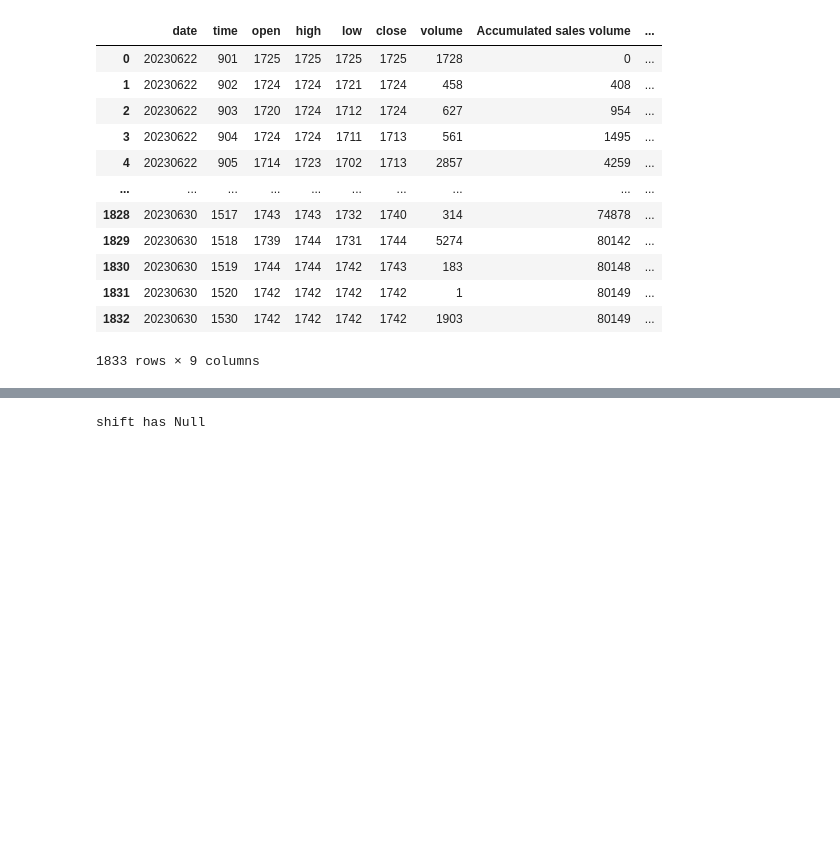
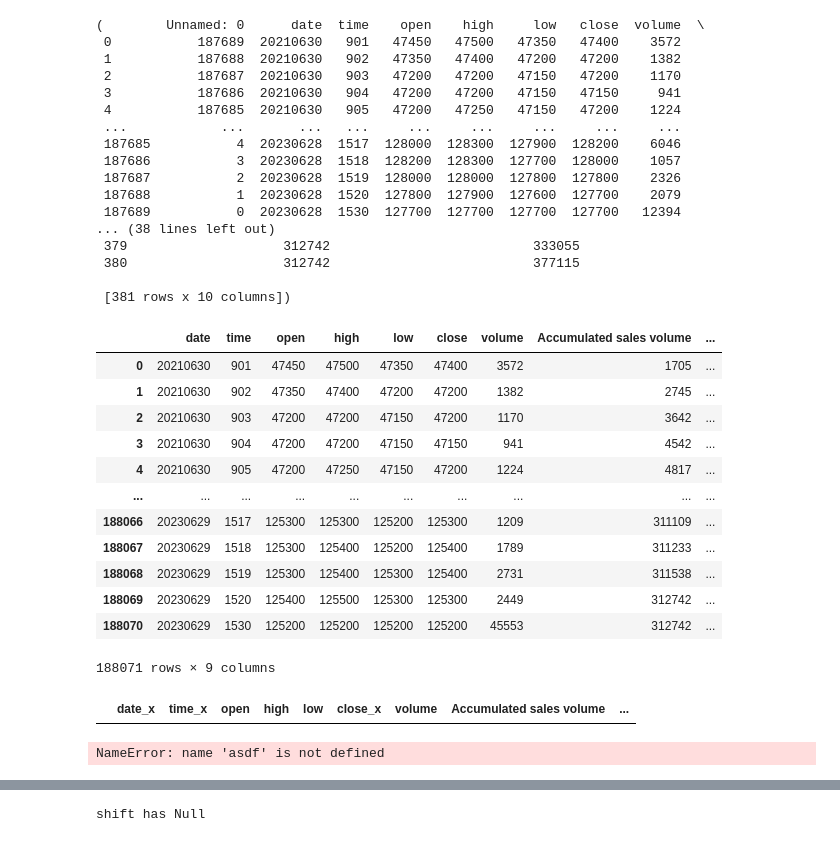
Before and after one commit to yeijeong/dl-dev, a Jupyter notebook: JYY/Creon-Datareader-master/data process.ipynb, the cells around one changed output, grey strips where cells are left out. Drawn from its saved outputs; the diff is of its cells as text; code cells hidden in the pictures; blank space fills up the shorter version.

```diff
--- a/JYY/Creon-Datareader-master/data process.ipynb
+++ b/JYY/Creon-Datareader-master/data process.ipynb
@@ -3,21 +7,48 @@ import pandas as pd
 # %%
-total = pd.read_csv('./A007120.csv')
-total.sort_values(['date','time'], inplace=True) # 내림차순 정렬
-total.rename(columns={'filename':'name'}, inplace=True)
-total.reset_index(inplace=True)
-total.drop('index', axis=1, inplace=True)
-total
+total = pd.read_csv('../../../data/A012450분봉데이터.csv')
+total1 = pd.read_csv('../../../data/A012450분봉데이터하루.csv')
+
+for index in [total, total1]:
+    index.sort_values(['date','time'], inplace=True) # 내림차순 정렬
+    # index.rename(columns={'filename':'name'}, inplace=True)
+    index.reset_index(inplace=True)
+    index.drop('index', axis=1, inplace=True)
+total, total1
 # %% [output]
-|  | date | time | open | high | low | close | volume | Accumulated sales volume | ... |
-| 0 | 20230622 | 901 | 1725 | 1725 | 1725 | 1725 | 1728 | 0 | ... |
-| 1 | 20230622 | 902 | 1724 | 1724 | 1721 | 1724 | 458 | 408 | ... |
-| 2 | 20230622 | 903 | 1720 | 1724 | 1712 | 1724 | 627 | 954 | ... |
-| 3 | 20230622 | 904 | 1724 | 1724 | 1711 | 1713 | 561 | 1495 | ... |
-| 4 | 20230622 | 905 | 1714 | 1723 | 1702 | 1713 | 2857 | 4259 | ... |
-| ... | ... | ... | ... | ... | ... | ... | ... | ... | ... |
-| 1828 | 20230630 | 1517 | 1743 | 1743 | 1732 | 1740 | 314 | 74878 | ... |
-| 1829 | 20230630 | 1518 | 1739 | 1744 | 1731 | 1744 | 5274 | 80142 | ... |
-| 1830 | 20230630 | 1519 | 1744 | 1744 | 1742 | 1743 | 183 | 80148 | ... |
-| 1831 | 20230630 | 1520 | 1742 | 1742 | 1742 | 1742 | 1 | 80149 | ... |
-| 1832 | 20230630 | 1530 | 1742 | 1742 | 1742 | 1742 | 1903 | 80149 | ... |
-1833 rows × 9 columns
+(        Unnamed: 0      date  time    open    high     low   close  volume  \
+ 0           187689  20210630   901   47450   47500   47350   47400    3572
+ 1           187688  20210630   902   47350   47400   47200   47200    1382
+ 2           187687  20210630   903   47200   47200   47150   47200    1170
+ 3           187686  20210630   904   47200   47200   47150   47150     941
+ 4           187685  20210630   905   47200   47250   47150   47200    1224
+ ...            ...       ...   ...     ...     ...     ...     ...     ...
+ 187685           4  20230628  1517  128000  128300  127900  128200    6046
+ 187686           3  20230628  1518  128200  128300  127700  128000    1057
+ 187687           2  20230628  1519  128000  128000  127800  127800    2326
+ 187688           1  20230628  1520  127800  127900  127600  127700    2079
+ 187689           0  20230628  1530  127700  127700  127700  127700   12394
+... (38 lines left out)
+ 379                    312742                          333055
+ 380                    312742                          377115
+
+ [381 rows x 10 columns])
+# %%
+total = pd.concat([total, total1])
+total = total.drop(columns=total.columns[0])
+total.reset_index(inplace=True)
+total.drop('index', axis=1, inplace=True)
+total
+# %% [output]
+|  | date | time | open | high | low | close | volume | Accumulated sales volume | ... |
+| 0 | 20210630 | 901 | 47450 | 47500 | 47350 | 47400 | 3572 | 1705 | ... |
+| 1 | 20210630 | 902 | 47350 | 47400 | 47200 | 47200 | 1382 | 2745 | ... |
+| 2 | 20210630 | 903 | 47200 | 47200 | 47150 | 47200 | 1170 | 3642 | ... |
+| 3 | 20210630 | 904 | 47200 | 47200 | 47150 | 47150 | 941 | 4542 | ... |
+| 4 | 20210630 | 905 | 47200 | 47250 | 47150 | 47200 | 1224 | 4817 | ... |
+| ... | ... | ... | ... | ... | ... | ... | ... | ... | ... |
+| 188066 | 20230629 | 1517 | 125300 | 125300 | 125200 | 125300 | 1209 | 311109 | ... |
+| 188067 | 20230629 | 1518 | 125300 | 125400 | 125200 | 125400 | 1789 | 311233 | ... |
+| 188068 | 20230629 | 1519 | 125300 | 125400 | 125300 | 125400 | 2731 | 311538 | ... |
+| 188069 | 20230629 | 1520 | 125400 | 125500 | 125300 | 125300 | 2449 | 312742 | ... |
+| 188070 | 20230629 | 1530 | 125200 | 125200 | 125200 | 125200 | 45553 | 312742 | ... |
+188071 rows × 9 columns
@@ -24,3 +62,15 @@ total
+# %%
+kospi200 = pd.read_csv('../../../data/kospi200.csv')
+
+# 첫 번째 데이터프레임과 두 번째 데이터프레임을 'A'와 'C' 컬럼을 기준으로 합치기
+total = pd.merge(total, kospi200, left_on='date', right_on='time')
+total
+# %% [output]
+|  | date_x | time_x | open | high | low | close_x | volume | Accumulated sales volume | ... |
+# %%
+asdf
+# %% [output]
+NameError: name 'asdf' is not defined
 # %%
 import ta
 import talib
```
Also changed, not shown: parts of 8 cells of this notebook.
